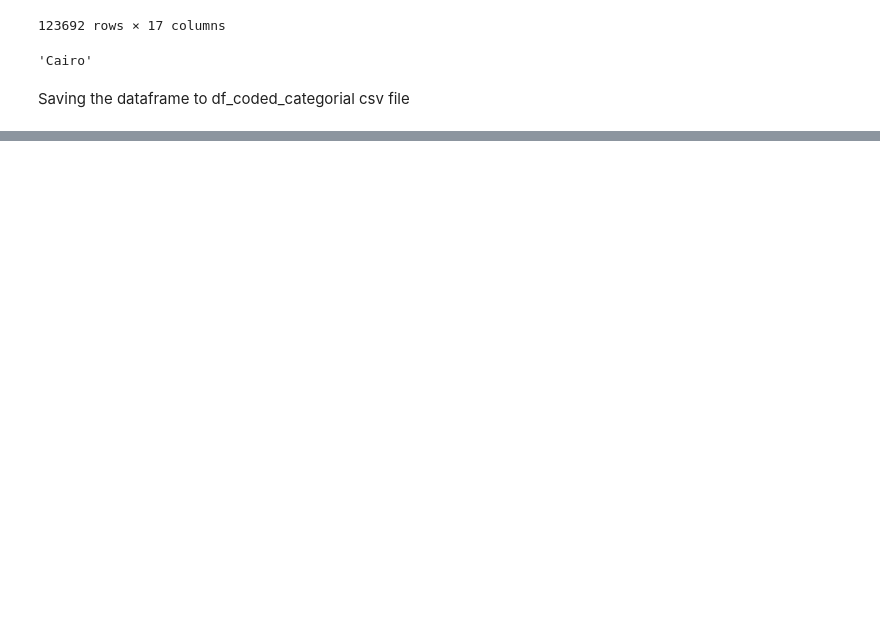
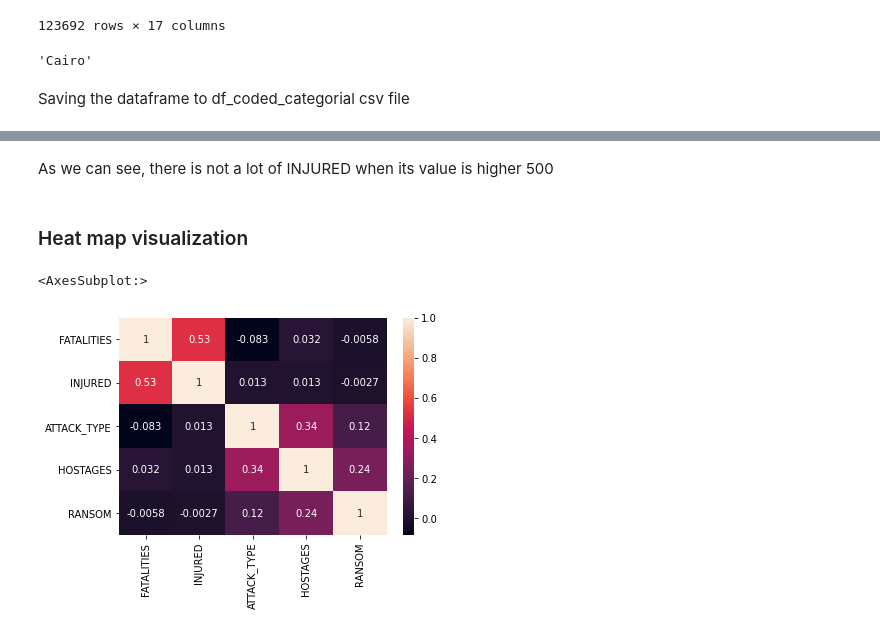
Before and after one commit to LahavHarary/Introduction-to-Data-Science-project, a Jupyter notebook: First Data Cleaning notebook.ipynb, the cells around one changed output, grey strips where cells are left out. Saved outputs shown, nothing was run; the diff lists cells and outputs as text; code cells hidden in the pictures; blank space fills up the shorter version.

```diff
--- a/First Data Cleaning notebook.ipynb
+++ b/First Data Cleaning notebook.ipynb
@@ -447,0 +631,10 @@ df.to_csv('df_coded_categorial.csv')
+# %% [markdown]
+As we can see, there is not a lot of INJURED when its value is higher 500
+# %% [markdown]
+### Heat map visualization
+# %%
+df_for_heat = pd.DataFrame(df_without_dup, columns = ['FATALITIES', 'INJURED', 'ATTACK_TYPE', 'HOSTAGES', 'RANSOM'])
+sns.heatmap(df_for_heat.corr(), annot=True)
+# %% [output]
+<AxesSubplot:>
+[figure, added]
```
Also changed, not shown: parts of 42 cells of this notebook.
